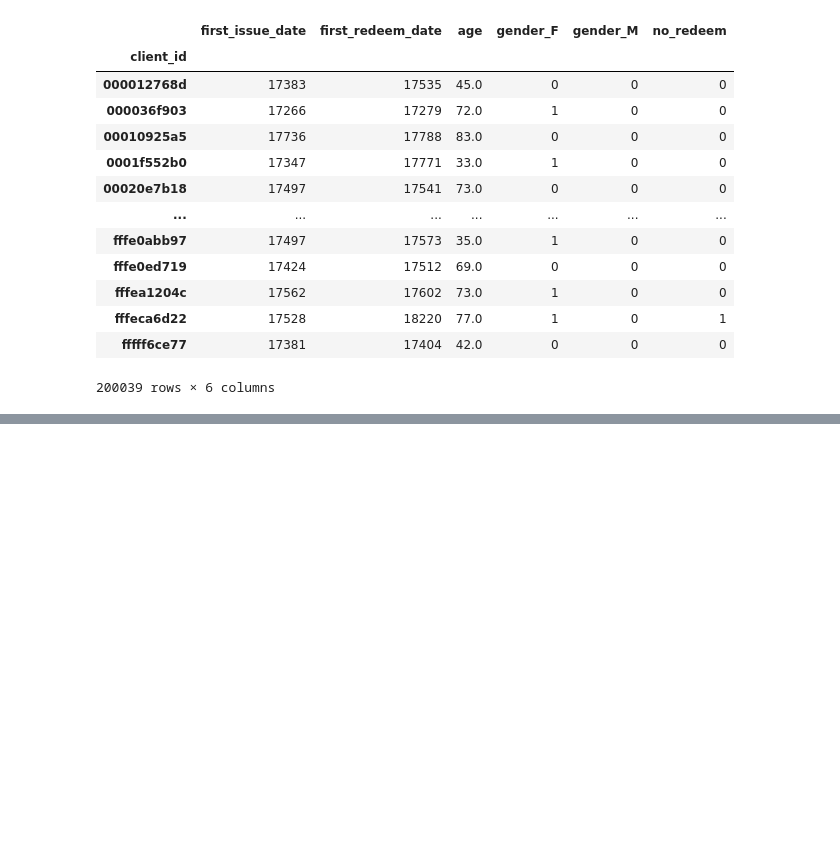
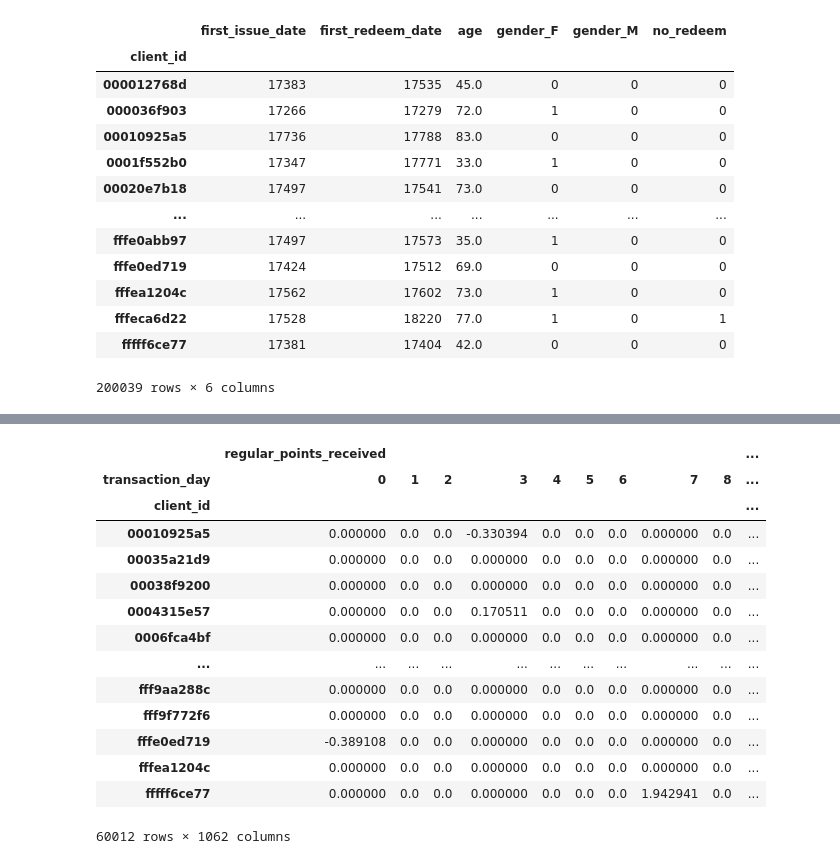
Before and after one commit to Denis-Kazakov/Kaggle_CFT_uplift, a Jupyter notebook: data_prep.ipynb, the cells around one changed output, grey strips where cells are left out. Drawn from its saved outputs; the diff is of its cells as text; code cells hidden in the pictures; blank space fills up the shorter version.

Commit message:
First attemt at using time-dependent data (purchase history) with neural networks. My computer fails, probably due to memory shortage. I will try Google Colab.

```diff
--- a/data_prep.ipynb
+++ b/data_prep.ipynb
@@ -321,0 +562,3 @@ test_purch.join(clients, how='left')\
+# %%
+test_purch = pd.read_csv('test_purch_modified.csv', index_col=0)
+test_purch
@@ -321,0 +581,20 @@ test_purch.join(clients, how='left')\
+# %%
+test_purch_wide = test_purch.pivot(index='client_id', columns='transaction_day')
+test_purch_wide.fillna(0, inplace=True)
+test_purch_wide
+# %% [output]
+|  | regular_points_received |  |  |  |  |  |  |  |  | ... |
+| transaction_day | 0 | 1 | 2 | 3 | 4 | 5 | 6 | 7 | 8 | ... |
+| client_id |  |  |  |  |  |  |  |  |  | ... |
+| 00010925a5 | 0.000000 | 0.0 | 0.0 | -0.330394 | 0.0 | 0.0 | 0.0 | 0.000000 | 0.0 | ... |
+| 00035a21d9 | 0.000000 | 0.0 | 0.0 | 0.000000 | 0.0 | 0.0 | 0.0 | 0.000000 | 0.0 | ... |
+| 00038f9200 | 0.000000 | 0.0 | 0.0 | 0.000000 | 0.0 | 0.0 | 0.0 | 0.000000 | 0.0 | ... |
+| 0004315e57 | 0.000000 | 0.0 | 0.0 | 0.170511 | 0.0 | 0.0 | 0.0 | 0.000000 | 0.0 | ... |
+| 0006fca4bf | 0.000000 | 0.0 | 0.0 | 0.000000 | 0.0 | 0.0 | 0.0 | 0.000000 | 0.0 | ... |
+| ... | ... | ... | ... | ... | ... | ... | ... | ... | ... | ... |
+| fff9aa288c | 0.000000 | 0.0 | 0.0 | 0.000000 | 0.0 | 0.0 | 0.0 | 0.000000 | 0.0 | ... |
+| fff9f772f6 | 0.000000 | 0.0 | 0.0 | 0.000000 | 0.0 | 0.0 | 0.0 | 0.000000 | 0.0 | ... |
+| fffe0ed719 | -0.389108 | 0.0 | 0.0 | 0.000000 | 0.0 | 0.0 | 0.0 | 0.000000 | 0.0 | ... |
+| fffea1204c | 0.000000 | 0.0 | 0.0 | 0.000000 | 0.0 | 0.0 | 0.0 | 0.000000 | 0.0 | ... |
+| fffff6ce77 | 0.000000 | 0.0 | 0.0 | 0.000000 | 0.0 | 0.0 | 0.0 | 1.942941 | 0.0 | ... |
+60012 rows × 1062 columns
```
Also changed, not shown: parts of 82 cells of this notebook, 27 other files.
